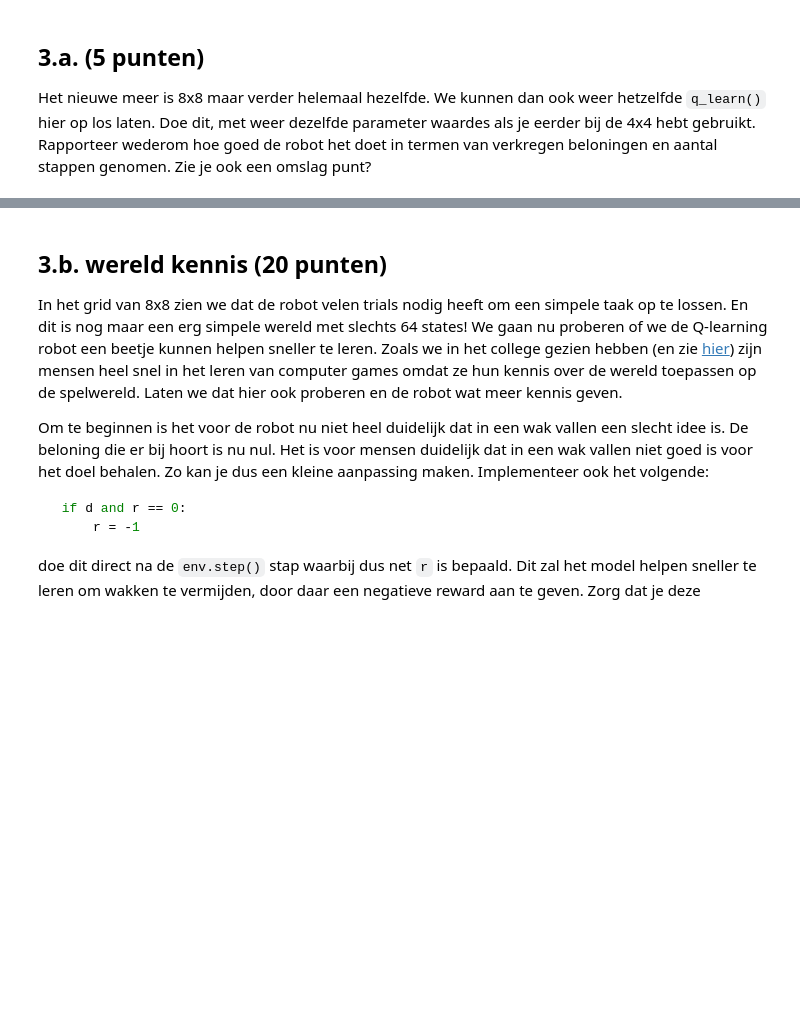
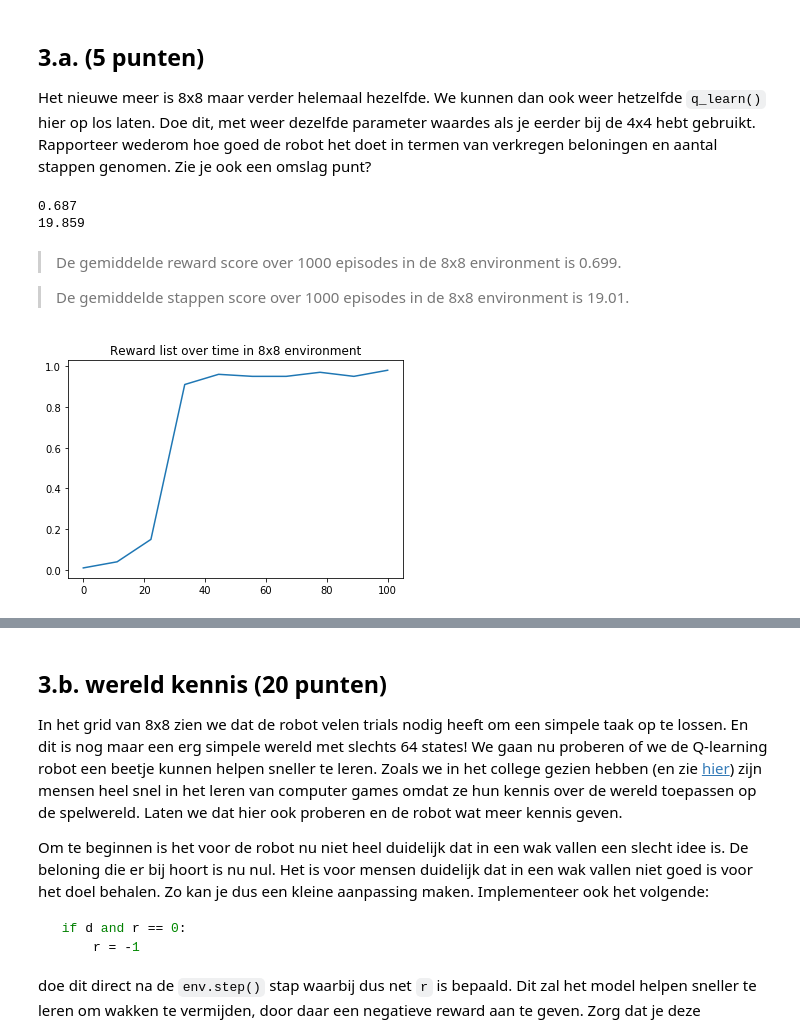
Before and after one commit to P-schmidt/bv, a Jupyter notebook: cm/assignment_4 kopie.ipynb, the cells around one changed output, grey strips where cells are left out. Cells and saved outputs as stored; diff of their text form; code cells hidden in the pictures; blank space fills up the shorter version.

```diff
--- a/cm/assignment_4 kopie.ipynb
+++ b/cm/assignment_4 kopie.ipynb
@@ -342,3 +387,23 @@ env_8x8.render()
 # %% [markdown]
 ## 3.a. (5 punten)
 Het nieuwe meer is 8x8 maar verder helemaal hezelfde. We kunnen dan ook weer hetzelfde `q_learn()` hier op los laten. Doe dit, met weer dezelfde parameter waardes als je eerder bij de 4x4 hebt gebruikt. Rapporteer wederom hoe goed de robot het doet in termen van verkregen beloningen en aantal stappen genomen. Zie je ook een omslag punt?
+# %%
+rlist_8, jlist_8, Q_8 = q_learn(env_8x8, alpha=.8, gamma=.95, epsilon=.1, num_episodes=1000)
+print(np.mean(rlist_8))
+print(np.mean(jlist_8))
+# %% [output]
+0.687
+19.859
+# %% [markdown]
+> De gemiddelde reward score over 1000 episodes in de 8x8 environment is 0.699.
+
+> De gemiddelde stappen score over 1000 episodes in de 8x8 environment is 19.01.
+# %%
+bins = []
+bins = [np.mean(bin) for bin in np.array_split(rlist_8, 10)]
+x = np.linspace(0, 100, len(bins))
+plt.plot(x, bins)
+plt.title('Reward list over time in 8x8 environment')
+plt.show()
+# %% [output]
+[figure, added]
```
Also changed, not shown: parts of 14 cells of this notebook.
